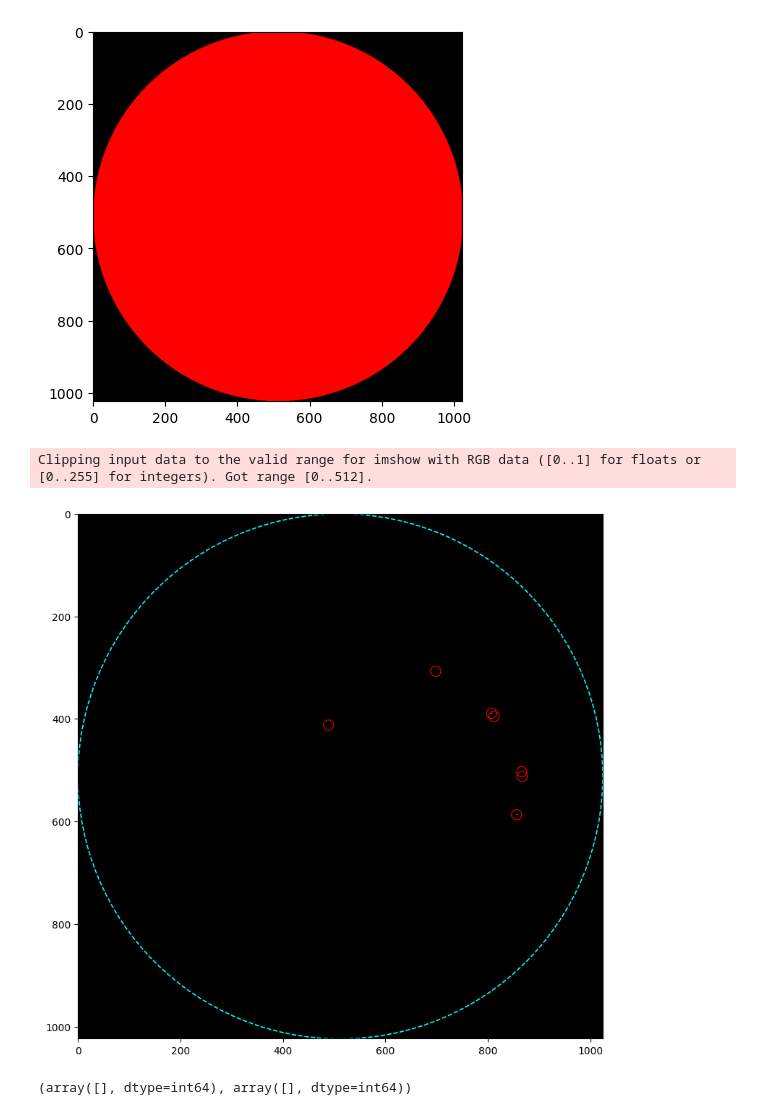
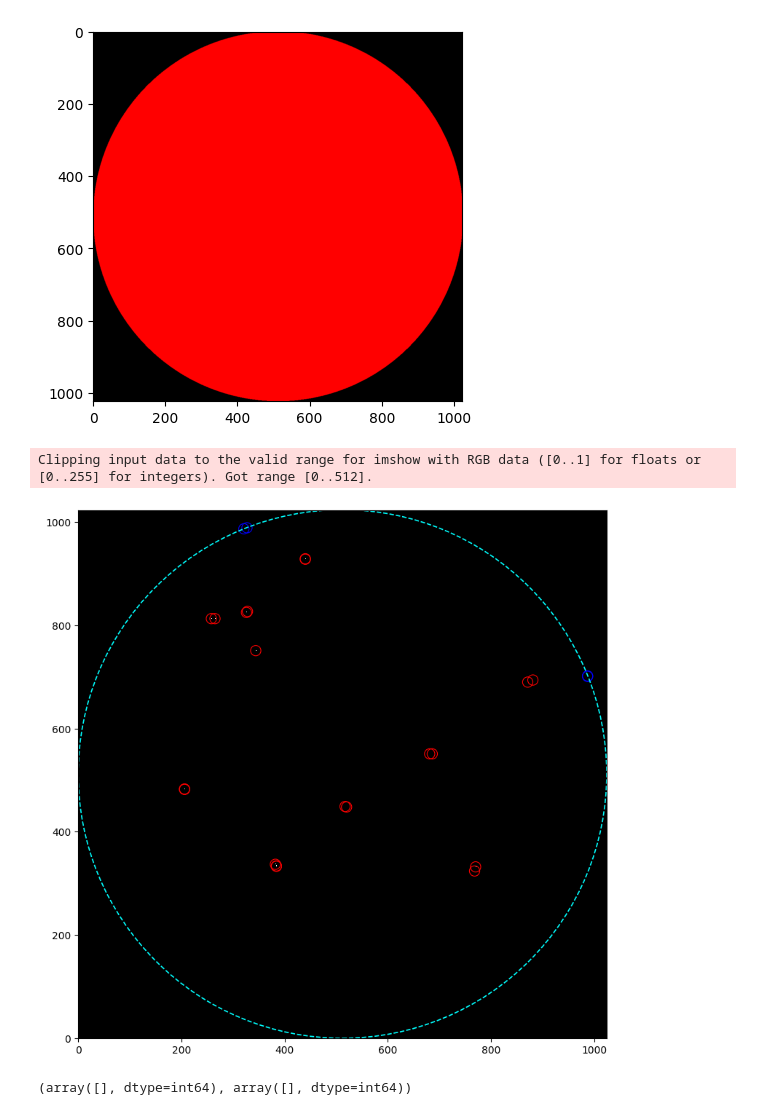
Before and after one commit to William-XiaodongAn/defibrillation, a Jupyter notebook: jupyter_script/mask_no_hole.ipynb, the cells around one changed output. Saved outputs shown, nothing was run; the diff lists cells and outputs as text; code cells hidden in the pictures.

```diff
--- a/jupyter_script/mask_no_hole.ipynb
+++ b/jupyter_script/mask_no_hole.ipynb
@@ -50,7 +50,7 @@ with open('../Re_ defibrillation codes/maskcircle.csv', 'w', newline='') as f:
 csv.field_size_limit(sys.maxsize)
 
 data = []
-with open('../data/tip_test.csv', 'r') as f:
+with open('../data/tipt_loc_118ms.csv', 'r') as f:
     reader = csv.reader(f)
     for row in reader: # get rid of first two rows
         for i in row:
@@ -63,34 +63,36 @@ epsilon = 100 * 512
 for i in range(data_.shape[0]):
     for j in range(data_.shape[1]):
         if (512) ** 2 - epsilon <= (i - 512) ** 2 + (j - 512) ** 2 <= (512) ** 2 + epsilon:  # circle with radius 500
             if (data_[i, j] == [1, 1, 1, 1]).all():
                 data_[i, j] = [1, 0, 0, 0]  # red
 
 # assume data_ is shape (1024, 1024, 4)
 # each pixel either [1,1,1,1] or [0,0,0,0]
 mask = np.all(data_ == 1, axis=-1)   # True where pixel == [1,1,1,1]
 mask_boundary = np.all(data_ == [1,0,0,0], axis=-1)
 ys, xs = np.where(mask)
 ybs,xbs = np.where(mask_boundary)
 
 plt.figure(figsize=(8, 8))
 plt.imshow(data_[..., :3] * 512, interpolation='nearest')
 
 # draw small circles at each dot location
 for (x, y) in zip(xs, ys):
     circ = plt.Circle((x, y), radius=10, color='red', fill=False, linewidth=0.8)
     plt.gca().add_patch(circ)
 for (x, y) in zip(xbs, ybs):
     circ = plt.Circle((x, y), radius=10, color='blue', fill=False, linewidth=0.8)
     plt.gca().add_patch(circ)
 center_circle = plt.Circle((512, 512), radius=512,
                            color='cyan', fill=False, linewidth=1.2, linestyle='--')
 plt.gca().add_patch(center_circle)
 plt.tight_layout()
+# flip upside down
+plt.gca().invert_yaxis()
 plt.show()
 # %% [output]
 Clipping input data to the valid range for imshow with RGB data ([0..1] for floats or [0..255] for integers). Got range [0..512].
-[figure, old version]
+[figure, new version]
 # %%
 # find all 1 idx in data
 idxs = np.where(data_[..., 0] == 1)
```
